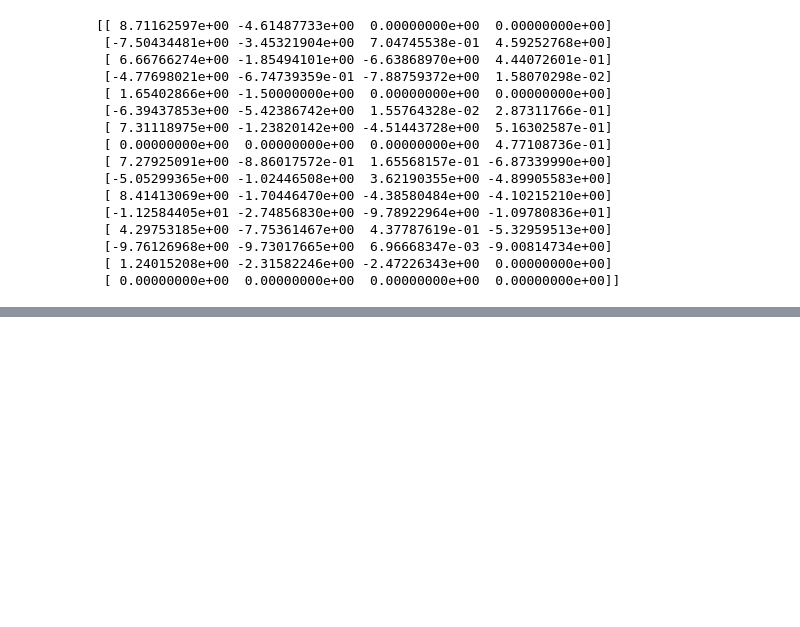
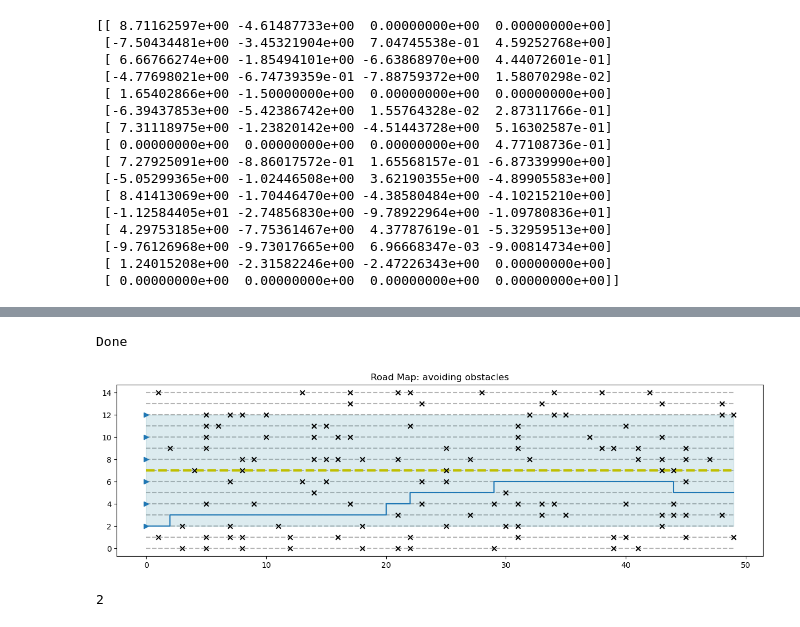
Before and after one commit to jiangzz-lab/GroverQLearning, a Jupyter notebook: sidewalk_env/QLearning_sidewalk.ipynb, the cells around one changed output, grey strips where cells are left out. Saved outputs shown, nothing was run; the diff lists cells and outputs as text; code cells hidden in the pictures; blank space fills up the shorter version.

Commit message:
update the env to show trained trajectory

```diff
--- a/sidewalk_env/QLearning_sidewalk.ipynb
+++ b/sidewalk_env/QLearning_sidewalk.ipynb
@@ -122,0 +123,12 @@ print(Elliot_c.Q_values)
+# %%
+env = side_walk_env_with_obstacle(50,15,12,2,0.15)
+trajectory = env.trajectory(Elliot_c.Q_values)
+env.plot_roadmap_with_trajectory('avoiding obstacles',trajectory)
+# print(trajectory[0])
+# %% [output]
+Done
+[figure, added]
+# %%
+print(np.argmax(Elliot_c.Q_values[1,:]))
+# %% [output]
+2
```
Also changed, not shown: parts of 9 cells of this notebook, 2 other files.
